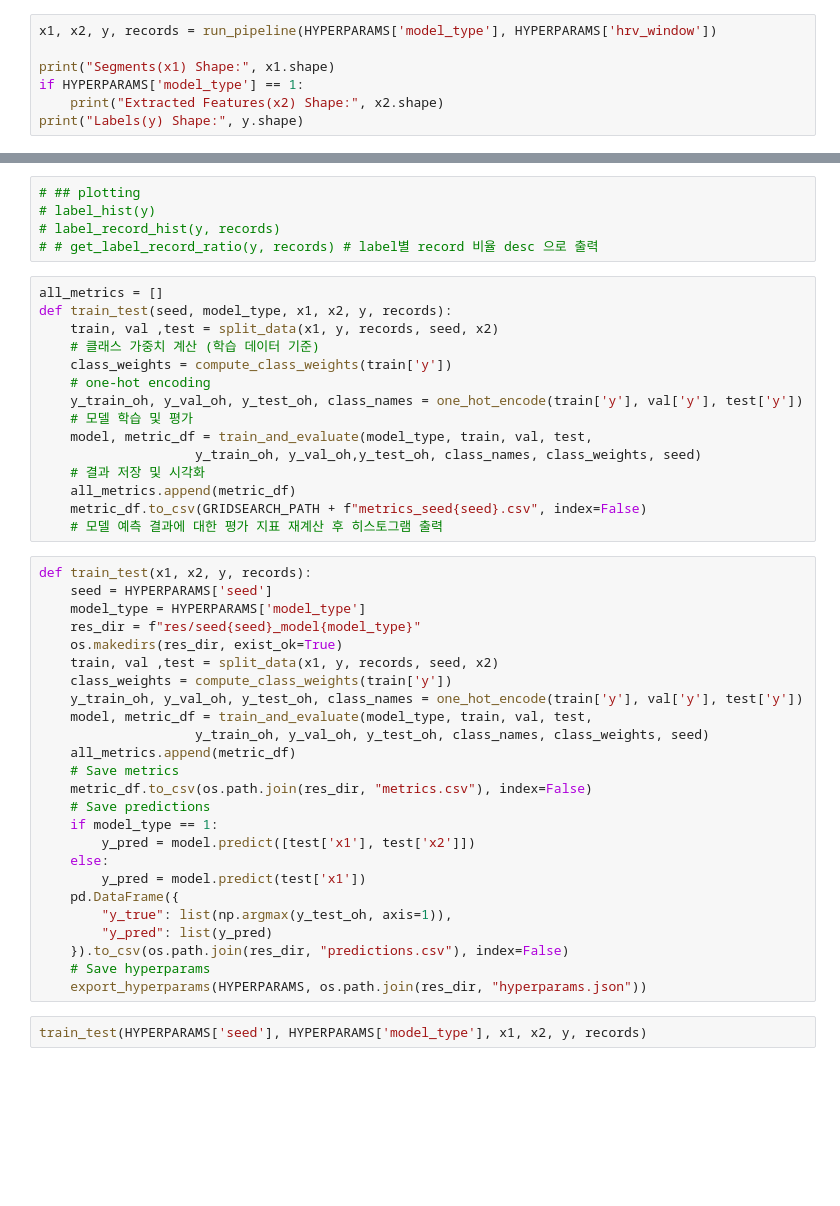
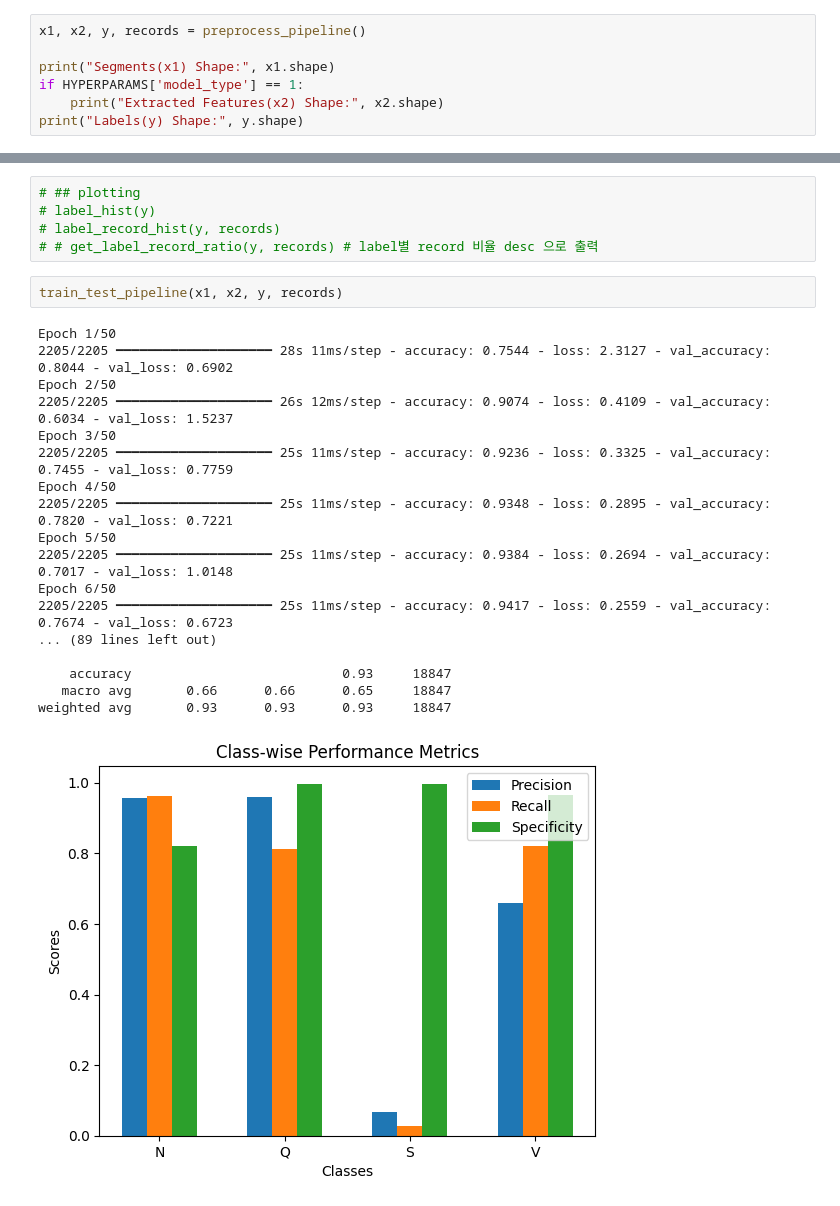
Before and after one commit to yunseo23/ecg-arrhythmia-detection, a Jupyter notebook: main.ipynb, the cells around one changed output, grey strips where cells are left out. Cells and saved outputs as stored; diff of their text form; blank space fills up the shorter version.

```diff
--- a/main.ipynb
+++ b/main.ipynb
@@ -27,5 +24,5 @@ resfile_name = 'splitseed0-39_withgroup_classweight_x1only.csv'
 # %%
-x1, x2, y, records = run_pipeline(HYPERPARAMS['model_type'], HYPERPARAMS['hrv_window'])
+x1, x2, y, records = preprocess_pipeline()
 
 print("Segments(x1) Shape:", x1.shape)
 if HYPERPARAMS['model_type'] == 1:
@@ -36,45 +47,24 @@ print("Labels(y) Shape:", y.shape)
 # label_hist(y)
 # label_record_hist(y, records)
 # # get_label_record_ratio(y, records) # label별 record 비율 desc 으로 출력
-# %%
-all_metrics = []
-def train_test(seed, model_type, x1, x2, y, records):
-    train, val ,test = split_data(x1, y, records, seed, x2)
-    # 클래스 가중치 계산 (학습 데이터 기준)
-    class_weights = compute_class_weights(train['y'])
-    # one-hot encoding
-    y_train_oh, y_val_oh, y_test_oh, class_names = one_hot_encode(train['y'], val['y'], test['y'])
-    # 모델 학습 및 평가
-    model, metric_df = train_and_evaluate(model_type, train, val, test,
-                    y_train_oh, y_val_oh,y_test_oh, class_names, class_weights, seed)
-    # 결과 저장 및 시각화
-    all_metrics.append(metric_df)
-    metric_df.to_csv(GRIDSEARCH_PATH + f"metrics_seed{seed}.csv", index=False)
-    # 모델 예측 결과에 대한 평가 지표 재계산 후 히스토그램 출력
-# %%
-def train_test(x1, x2, y, records):
-    seed = HYPERPARAMS['seed']
-    model_type = HYPERPARAMS['model_type']
-    res_dir = f"res/seed{seed}_model{model_type}"
-    os.makedirs(res_dir, exist_ok=True)
-    train, val ,test = split_data(x1, y, records, seed, x2)
-    class_weights = compute_class_weights(train['y'])
-    y_train_oh, y_val_oh, y_test_oh, class_names = one_hot_encode(train['y'], val['y'], test['y'])
-    model, metric_df = train_and_evaluate(model_type, train, val, test,
-                    y_train_oh, y_val_oh, y_test_oh, class_names, class_weights, seed)
-    all_metrics.append(metric_df)
-    # Save metrics
-    metric_df.to_csv(os.path.join(res_dir, "metrics.csv"), index=False)
-    # Save predictions
-    if model_type == 1:
-        y_pred = model.predict([test['x1'], test['x2']])
-    else:
-        y_pred = model.predict(test['x1'])
-    pd.DataFrame({
-        "y_true": list(np.argmax(y_test_oh, axis=1)),
-        "y_pred": list(y_pred)
-    }).to_csv(os.path.join(res_dir, "predictions.csv"), index=False)
-    # Save hyperparams
-    export_hyperparams(HYPERPARAMS, os.path.join(res_dir, "hyperparams.json"))
 # %%
-train_test(HYPERPARAMS['seed'], HYPERPARAMS['model_type'], x1, x2, y, records)
+train_test_pipeline(x1, x2, y, records)
+# %% [output]
+Epoch 1/50
+2205/2205 ━━━━━━━━━━━━━━━━━━━━ 28s 11ms/step - accuracy: 0.7544 - loss: 2.3127 - val_accuracy: 0.8044 - val_loss: 0.6902
+Epoch 2/50
+2205/2205 ━━━━━━━━━━━━━━━━━━━━ 26s 12ms/step - accuracy: 0.9074 - loss: 0.4109 - val_accuracy: 0.6034 - val_loss: 1.5237
+Epoch 3/50
+2205/2205 ━━━━━━━━━━━━━━━━━━━━ 25s 11ms/step - accuracy: 0.9236 - loss: 0.3325 - val_accuracy: 0.7455 - val_loss: 0.7759
+Epoch 4/50
+2205/2205 ━━━━━━━━━━━━━━━━━━━━ 25s 11ms/step - accuracy: 0.9348 - loss: 0.2895 - val_accuracy: 0.7820 - val_loss: 0.7221
+Epoch 5/50
+2205/2205 ━━━━━━━━━━━━━━━━━━━━ 25s 11ms/step - accuracy: 0.9384 - loss: 0.2694 - val_accuracy: 0.7017 - val_loss: 1.0148
+Epoch 6/50
+2205/2205 ━━━━━━━━━━━━━━━━━━━━ 25s 11ms/step - accuracy: 0.9417 - loss: 0.2559 - val_accuracy: 0.7674 - val_loss: 0.6723
+... (89 lines left out)
+
+    accuracy                           0.93     18847
+   macro avg       0.66      0.66      0.65     18847
+weighted avg       0.93      0.93      0.93     18847
+[figure, added]
```
Also changed, not shown: parts of 3 cells of this notebook, 6 other files.
